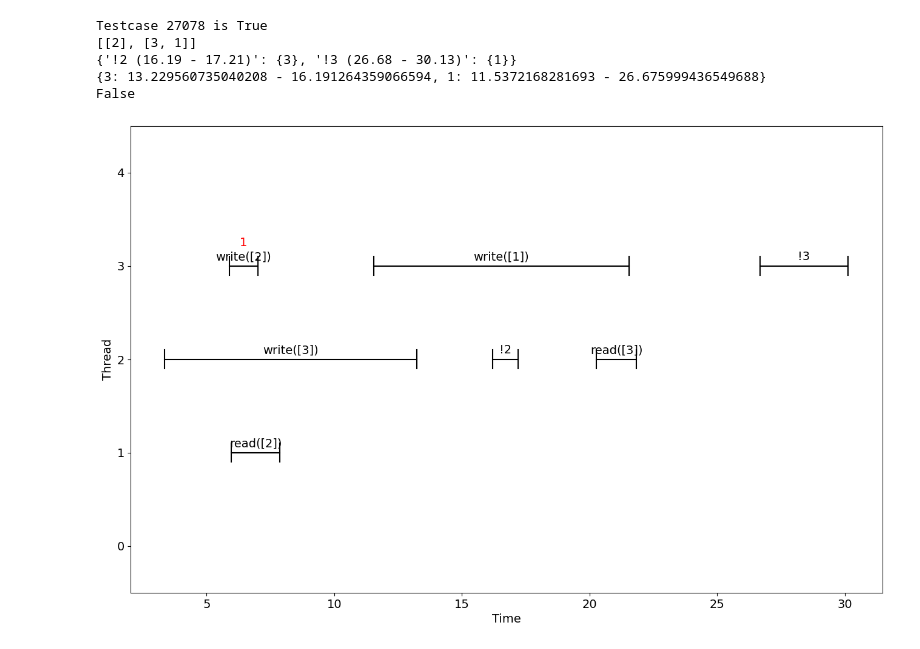
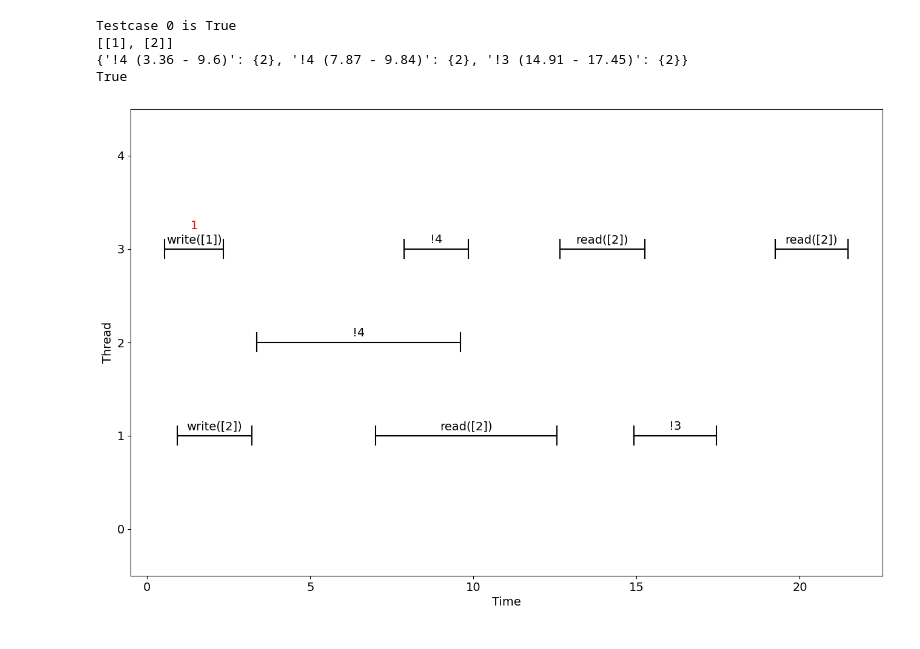
Before and after one commit to Pylyr/thesis-concurrency, a Jupyter notebook: linearization.ipynb, the cells around one changed output. Drawn from its saved outputs; the diff is of its cells as text; code cells hidden in the pictures.

```diff
--- a/linearization.ipynb
+++ b/linearization.ipynb
@@ -174,7 +96,7 @@ def linearize_io(spec: List[Call], verbose=False):
 # %% [output]
 [interactive output not drawn]
 # %%
-test = load_test("readFirst1.pkl")
+test = load_test("big_false.pkl")
 # %% [output]
 [interactive output not drawn]
 # %%
@@ -231,16 +163,15 @@ First failed: 27078, 60450 ...
 # %%
-i = 27078
+i = 0
 testcase, res = copy.deepcopy(test[i])
 print(f"Testcase {i} is {res}")
 print(linearize_io(testcase, verbose=True))
 # sol = linearize_generic(testcase, StateIO())
 # visualize_history(testcase)
 visualize_history(testcase)
 # %% [output]
-Testcase 27078 is True
-[[2], [3, 1]]
-{'!2 (16.19 - 17.21)': {3}, '!3 (26.68 - 30.13)': {1}}
-{3: 13.229560735040208 - 16.191264359066594, 1: 11.5372168281693 - 26.675999436549688}
-False
+Testcase 0 is True
+[[1], [2]]
+{'!4 (3.36 - 9.6)': {2}, '!4 (7.87 - 9.84)': {2}, '!3 (14.91 - 17.45)': {2}}
+True
-[figure, old version]
+[figure, new version]
 [interactive output not drawn]
```
Also changed, not shown: parts of 15 cells of this notebook, 6 other files.
